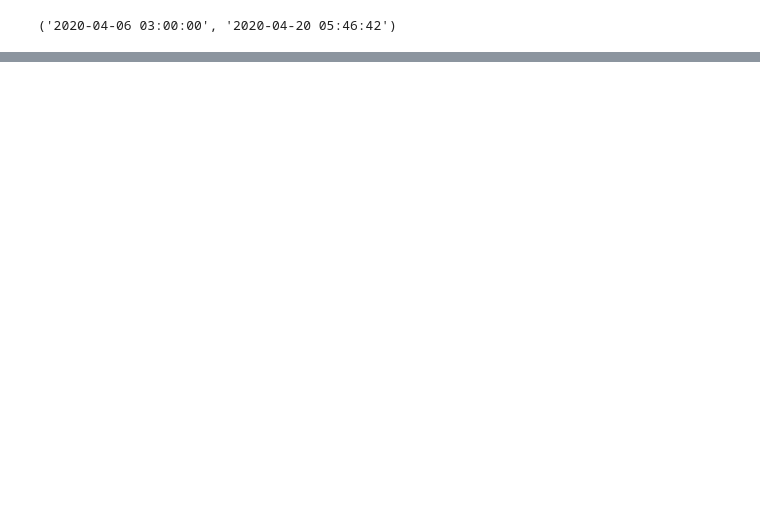
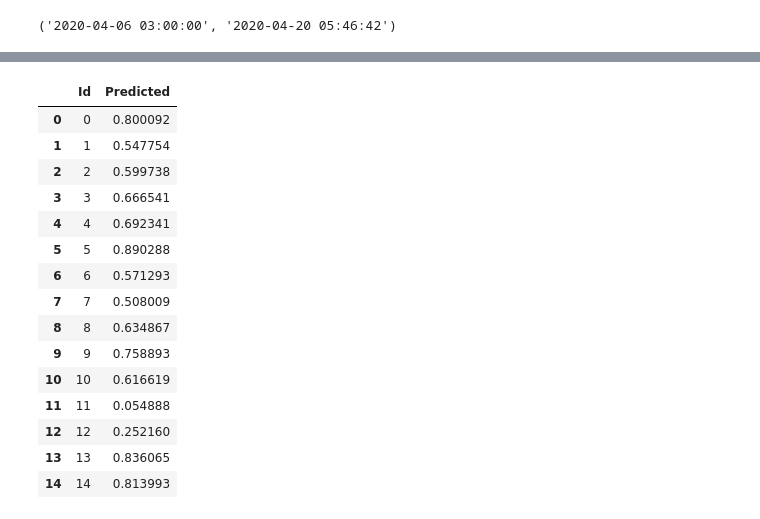
Before and after one commit to MarkOulitin/TaboolaKaggleCompetition, a Jupyter notebook: eda.ipynb, the cells around one changed output, grey strips where cells are left out. Cells and saved outputs as stored; diff of their text form; code cells hidden in the pictures; blank space fills up the shorter version.

```diff
--- a/eda.ipynb
+++ b/eda.ipynb
@@ -260,0 +409,19 @@ datetime.datetime.fromtimestamp(1586131200051/1000).strftime('%Y-%m-%d %H:%M:%S'
+# %%
+pd.read_csv('./my_submission.csv').head(15)
+# %% [output]
+|  | Id | Predicted |
+| 0 | 0 | 0.800092 |
+| 1 | 1 | 0.547754 |
+| 2 | 2 | 0.599738 |
+| 3 | 3 | 0.666541 |
+| 4 | 4 | 0.692341 |
+| 5 | 5 | 0.890288 |
+| 6 | 6 | 0.571293 |
+| 7 | 7 | 0.508009 |
+| 8 | 8 | 0.634867 |
+| 9 | 9 | 0.758893 |
+| 10 | 10 | 0.616619 |
+| 11 | 11 | 0.054888 |
+| 12 | 12 | 0.252160 |
+| 13 | 13 | 0.836065 |
+| 14 | 14 | 0.813993 |
```
Also changed, not shown: parts of 13 cells of this notebook.
